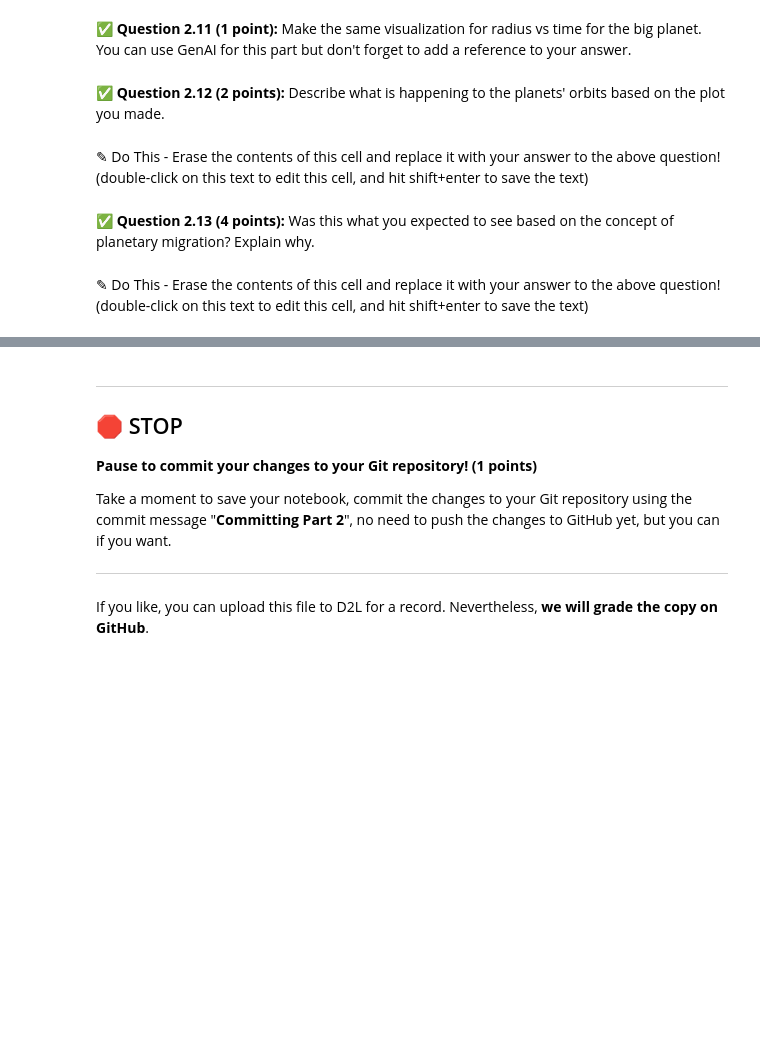
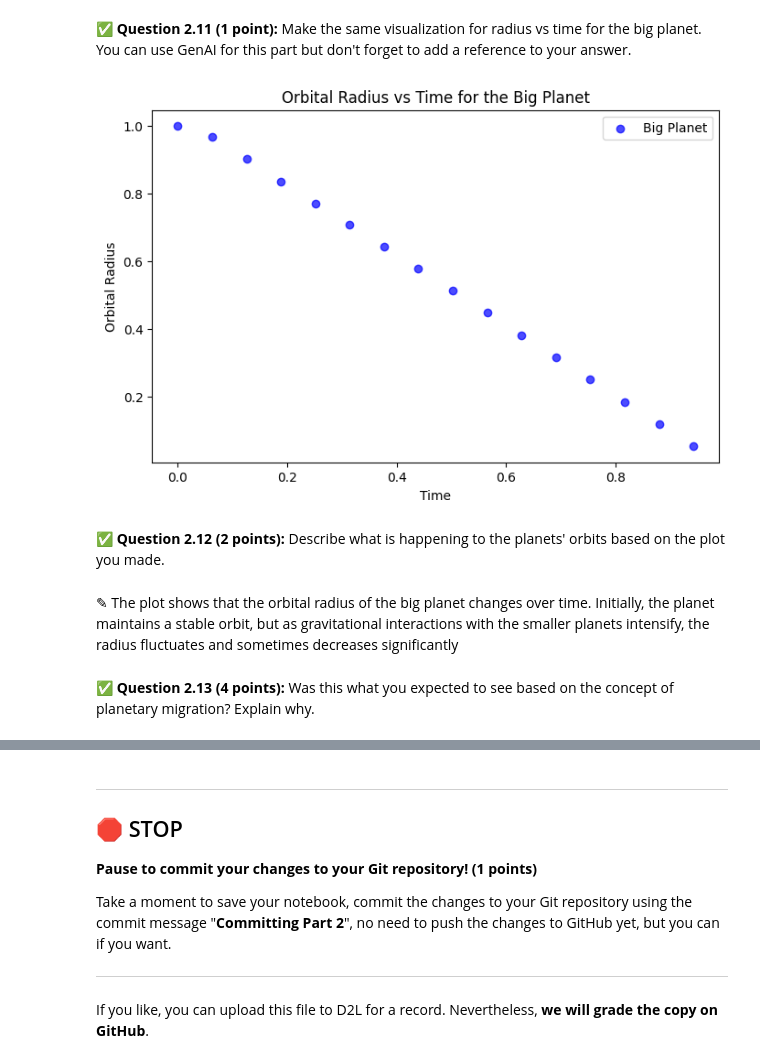
Before and after one commit to Andrew00-jpg/CMSE202-f25-turnin, a Jupyter notebook: hw-02/HW02_Part1-Orbits-SS25-aes.ipynb, the cells around one changed output, grey strips where cells are left out. Cells and saved outputs as stored; diff of their text form; code cells hidden in the pictures; blank space fills up the shorter version.

```diff
--- a/hw-02/HW02_Part1-Orbits-SS25-aes.ipynb
+++ b/hw-02/HW02_Part1-Orbits-SS25-aes.ipynb
@@ -397,0 +542,20 @@ class System:
+# %%
+#your code here
+# Creating the primary planet (big planet)
+primary_planet = Planet(150, 1, 400)
+
+# Creating the small planets
+small_planets = [Planet(0.1, radius, 400) for radius in np.linspace(0.01, 0.7, 50)]
+
+# Combining all planets into one list
+planet_list = [primary_planet] + small_planets
+
+# Creating the system
+system = System(400, planet_list)
+
+# Running the simulation for time of 10
+system.evolve(10)
+
+# Print the final radii and status of the planets
+for i, planet in enumerate(system.planet_list):
+    print(f"Planet {i+1}: Radius = {planet.radius}, Status = {planet.status}")
@@ -404,8 +584,21 @@ class System:
+# %%
+#your code here
+time = [pos[0] for pos in system.plot_positions]
+radius = [pos[1] for pos in system.plot_positions]
+
+# Creating the scatter plot
+plt.figure(figsize=(8, 5))
+plt.scatter(time, radius, color='blue', label='Big Planet', alpha=0.7)
+plt.title('Orbital Radius vs Time for the Big Planet')
+plt.xlabel('Time')
+plt.ylabel('Orbital Radius')
+plt.legend()
+plt.show()
+# %% [output]
+[figure, added]
 # %% [markdown]
 ✅ **Question 2.12 (2 points):** Describe what is happening to the planets' orbits based on the plot you made.
-# %% [markdown]
-✎ Do This - Erase the contents of this cell and replace it with your answer to the above question! (double-click on this text to edit this cell, and hit shift+enter to save the text)
+# %% [markdown]
+✎ The plot shows that the orbital radius of the big planet changes over time. Initially, the planet maintains a stable orbit, but as gravitational interactions with the smaller planets intensify, the radius fluctuates and sometimes decreases significantly
 # %% [markdown]
 ✅ **Question 2.13 (4 points):** Was this what you expected to see based on the concept of planetary migration? Explain why.
-# %% [markdown]
-✎ Do This - Erase the contents of this cell and replace it with your answer to the above question! (double-click on this text to edit this cell, and hit shift+enter to save the text)
```
Also changed, not shown: parts of 27 cells of this notebook.
